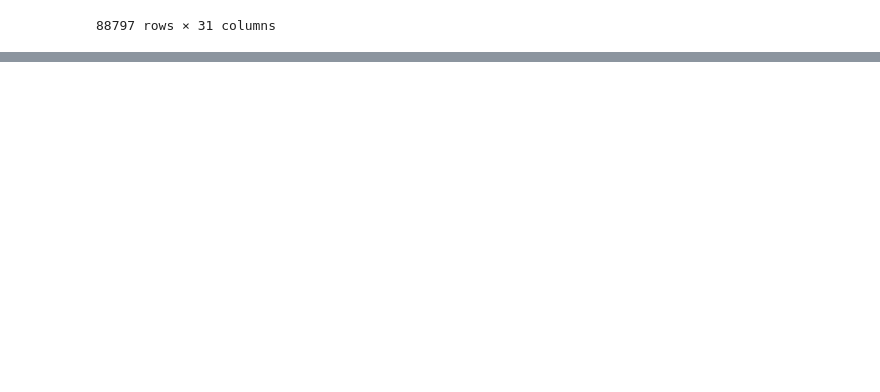
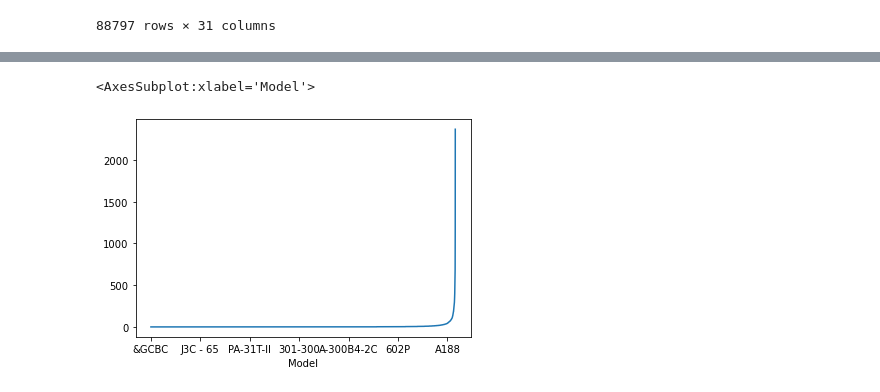
Before and after one commit to Audrey-coder/Phase1-Project, a Jupyter notebook: index.ipynb, the cells around one changed output, grey strips where cells are left out. Drawn from its saved outputs; the diff is of its cells as text; code cells hidden in the pictures; blank space fills up the shorter version.

```diff
--- a/index.ipynb
+++ b/index.ipynb
@@ -119,0 +113,3 @@ TypeError: plot() got multiple values for argument 'data'
+# %%
+accidents = df.groupby('Model')['Event.Id'].count().sort_values(ascending=True)
+accidents
@@ -119,0 +142,5 @@ TypeError: plot() got multiple values for argument 'data'
+# %%
+accidents.plot()
+# %% [output]
+<AxesSubplot:xlabel='Model'>
+[figure, added]
```
Also changed, not shown: parts of 18 cells of this notebook.
